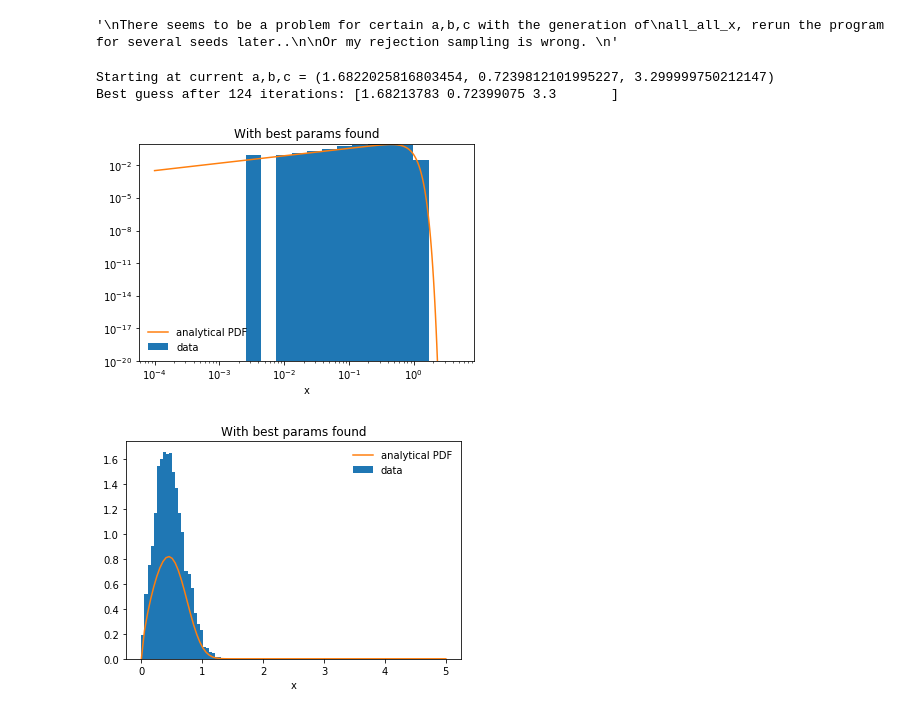
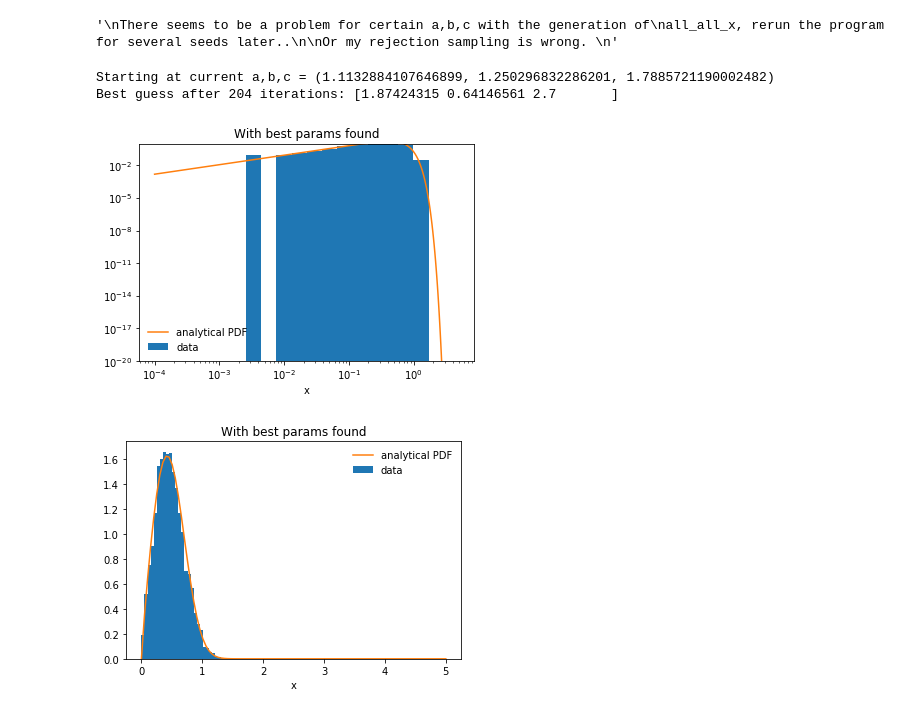
Before and after one commit to ErikOsinga/numerical_recipies, a Jupyter notebook: assignment1/assignment1_osinga.ipynb, the cells around one changed output. Saved outputs shown, nothing was run; the diff lists cells and outputs as text; code cells hidden in the pictures.

Commit message:
forgot to plot new A

```diff
--- a/assignment1/assignment1_osinga.ipynb
+++ b/assignment1/assignment1_osinga.ipynb
@@ -629,9 +629,9 @@ difference: 7.51931850118126e-11
 # %% [markdown]
 ### d) Now we want to generate 3D satellite positions such that they statistically follow the profile. That is, the probaility of x $\in$ [0,x_max] should be p(x)dx = $n(x)4\pi x^2 dx / <Nsat>$. Use one of the methods discussed in classs to sample this distribution. Additionally, for each galaxy generate random angles $\phi$ and $\theta$ such that the resulting positions are uniformly distributed as a function of direction (uniform on a sphere). Output the positions (r,$\phi$,$\theta$) for 100 such satellites
 # %%
-def pdfRadii(x):
+def pdfRadii(x, a, b, c, A):
     """
-    pdf for question 2d
+    PDF for question 2d
     """
     # Set Nsat = 1 so we effectively divide by Nsat
     return ( numbdensprofile(x,a,b,c,A,Nsat=1,spherical=True) * 4*np.pi)
@@ -697,22 +697,23 @@ def invcdf(u):
     """Inverse CDF of \theta"""
     return np.arccos(1-2*u)
 # %%
-def output_N_satellites(RNG, N):
+def output_N_satellites(RNG, pdf, N):
     """
     Generate N satellites following the number density profile
-    given in the assignment
+    given as 'pdf'
 
     We assume
     0<=x<=5, 0<=\phi<2\pi, 0<= theta <= \pi
 
     Inputs
     RNG -- a function that will generate x ~ unif[0,1] when called
+    pdf -- the PDF to generate the data from
     N -- number of satellites
     """
 
     # Generate x with rejection sampling,
     # because we cannot invert or integrate the PDF
-    all_x = rejection_sampling(RNG, pdfRadii, 0, 5, N) # x = r/rvir
+    all_x = rejection_sampling(RNG, pdf, 0, 5, N) # x = r/rvir
 
     # Generate theta with inverse transform sampling
     # because integrating and inverting is very easy
@@ -726,9 +727,9 @@ def output_N_satellites(RNG, N):
 
     return all_x, all_theta, all_phi
 
-# Output the positions for 100 such satellites
-
-all_x, all_theta, all_phi = output_N_satellites(RNG,N=100)
+# Output the positions for 100 such satellites, with current a,b,c
+thispdf = lambda x: pdfRadii(x,a,b,c,A)
+all_x, all_theta, all_phi = output_N_satellites(RNG,thispdf,N=100)
 # print (all_x,all_phi,all_theta)
 # %%
 # # Just to show that it worked
@@ -770,7 +771,7 @@ all_x, all_theta, all_phi = output_N_satellites(RNG,N=100)
 # A thousand halos with 100 satellites
 all_all_x, all_all_theta, all_all_phi = [], [], []
 for i in range(1000):
-    all_x, all_theta, all_phi = output_N_satellites(RNG,N=100)
+    all_x, all_theta, all_phi = output_N_satellites(RNG,thispdf, N=100)
     all_all_x.append(all_x)
     all_all_theta.append(all_theta)
     all_all_phi.append(all_phi)
@@ -888,10 +889,10 @@ print (f'a, b, c = {a,b,c}')
 
 # Use analytical formula to find the maximum
 xmax = position_of_maxNx(a,b,c)
-ymax = pdfRadii(xmax)
+ymax = thispdf(xmax)
 
 # Then use root finding to find where the function-ymax/2 is 0
-function = lambda x: pdfRadii(x) - ymax/2
+function = lambda x: thispdf(x) - ymax/2
 
 # Secant is not a good option, because we will likely diverge
 # Due to the linear approximation not being very good
@@ -912,8 +913,8 @@ print (f"Second root is approximately at {best_guess2}")
 print (f"{itneeded2} iterations were needed")
 
 # print ("\nDifference with analytical:")
-# print (pdfRadii(best_guess1)-ymax/2)
-# print (pdfRadii(best_guess2)-ymax/2)
+# print (thispdf(best_guess1)-ymax/2)
+# print (thispdf(best_guess2)-ymax/2)
 # %% [output]
 a, b, c = (1.1132884107646899, 1.250296832286201, 1.7885721190002482)
 First root is approximately at 0.00033651980205491925
@@ -1473,39 +1441,40 @@ best, vertices, it = downhill_simplexND(minfunc, [a,b,c]
                                     , 0.01,tol=1e-15,maxIter=500)
 print (f"Best guess after {it} iterations: {best}")
 # %% [output]
-Starting at current a,b,c = (1.6822025816803454, 0.7239812101995227, 3.299999750212147)
-Best guess after 124 iterations: [1.68213783 0.72399075 3.3       ]
+Starting at current a,b,c = (1.1132884107646899, 1.250296832286201, 1.7885721190002482)
+Best guess after 204 iterations: [1.87424315 0.64146561 2.7       ]
 # %%
 # Plotting the solution
 all_x = np.linspace(1e-4,5,100)
 all_x_log = np.logspace(np.log10(1e-4),np.log10(5),21)
 
-a,b,c = best
+# Calculate A(best)
+A = linInterp(best)
 
 plt.title("With best params found")
 # Analytical function
-plt.plot(all_x, pdfRadii(all_x),label='analytical PDF',c='C1') # plot N(x)=n(x)*4pi*x^2
+plt.plot(all_x, pdfRadii(all_x,*best,A),label='analytical PDF',c='C1') # plot N(x)=n(x)*4pi*x^2
 
 plt.hist(all_satellites,density=True, bins=all_x_log, label='data')
 
 plt.legend(frameon=False)
 plt.xlabel('x')
 plt.yscale('log')
 plt.xscale('log')
 plt.ylim(1e-20,1e-0)
 plt.show()
 
 # Analytical function
 plt.title("With best params found")
-plt.plot(all_x, pdfRadii(all_x),label='analytical PDF',c='C1') # plot N(x)=n(x)*4pi*x^2
+plt.plot(all_x, pdfRadii(all_x,*best,A),label='analytical PDF',c='C1') # plot N(x)=n(x)*4pi*x^2
 
-plt.hist(all_satellites,density=True, bins=all_x, label='data')
+nbins, bins, _ = plt.hist(all_satellites,density=True, bins=all_x, label='data')
 
 plt.legend(frameon=False)
 plt.xlabel('x')
 # plt.yscale('log')
 # plt.xscale('log')
 plt.show()
 # %% [output]
-[figure, old version]
+[figure, new version]
-[figure, old version]
+[figure, new version]
```
Also changed, not shown: parts of 3 cells of this notebook, 7 other files.
